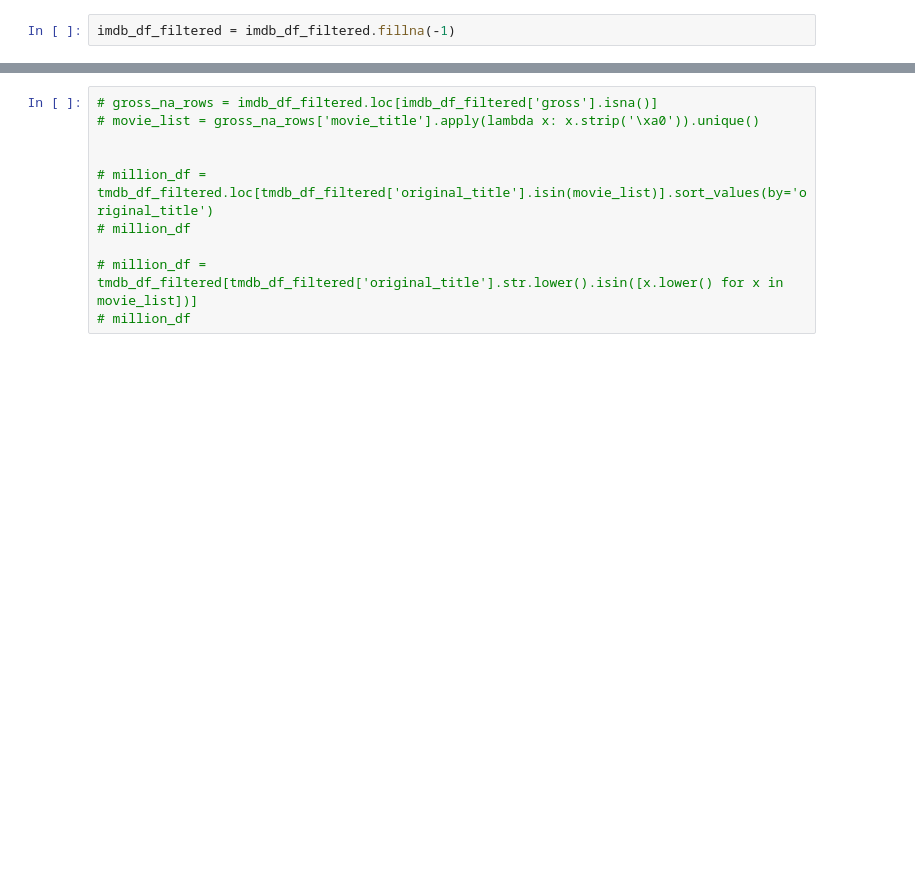
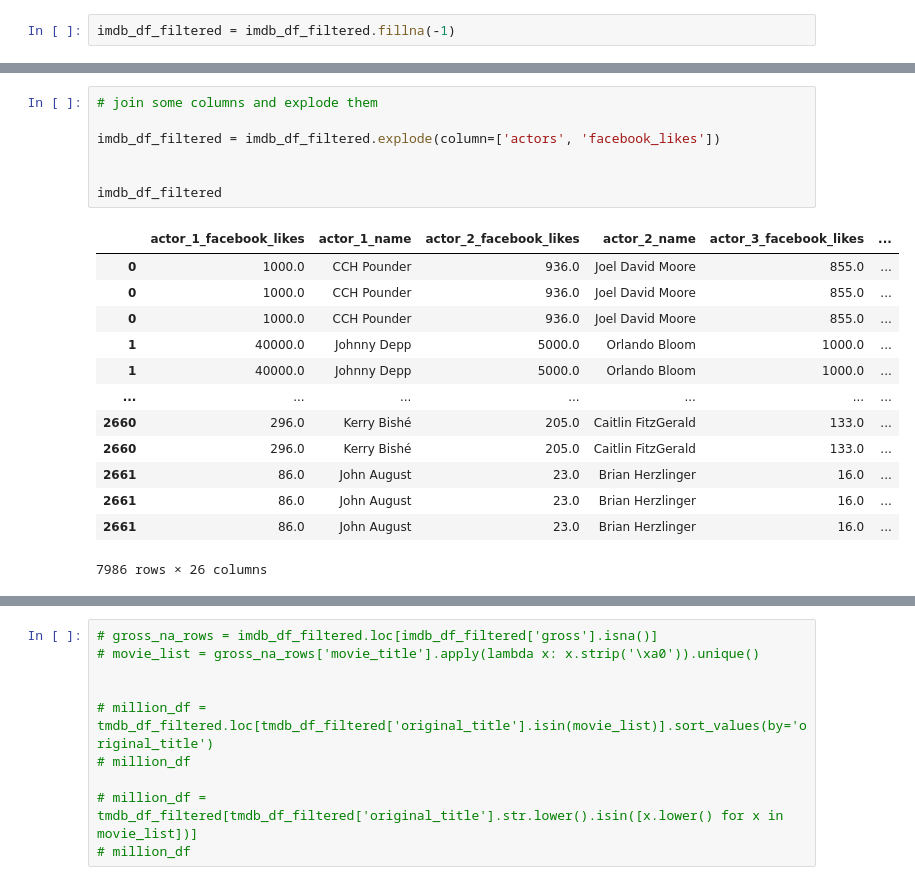
Before and after one commit to 36kp/module-16-project, a Jupyter notebook: src/imdb_analysis.ipynb, the cells around one changed output, grey strips where cells are left out. Drawn from its saved outputs; the diff is of its cells as text; blank space fills up the shorter version.

```diff
--- a/src/imdb_analysis.ipynb
+++ b/src/imdb_analysis.ipynb
@@ -33,0 +141,21 @@ imdb_df_filtered.isna().sum()
+# %%
+# join some columns and explode them
+
+imdb_df_filtered = imdb_df_filtered.explode(column=['actors', 'facebook_likes'])
+
+
+imdb_df_filtered
+# %% [output]
+|  | actor_1_facebook_likes | actor_1_name | actor_2_facebook_likes | actor_2_name | actor_3_facebook_likes | ... |
+| 0 | 1000.0 | CCH Pounder | 936.0 | Joel David Moore | 855.0 | ... |
+| 0 | 1000.0 | CCH Pounder | 936.0 | Joel David Moore | 855.0 | ... |
+| 0 | 1000.0 | CCH Pounder | 936.0 | Joel David Moore | 855.0 | ... |
+| 1 | 40000.0 | Johnny Depp | 5000.0 | Orlando Bloom | 1000.0 | ... |
+| 1 | 40000.0 | Johnny Depp | 5000.0 | Orlando Bloom | 1000.0 | ... |
+| ... | ... | ... | ... | ... | ... | ... |
+| 2660 | 296.0 | Kerry Bishé | 205.0 | Caitlin FitzGerald | 133.0 | ... |
+| 2660 | 296.0 | Kerry Bishé | 205.0 | Caitlin FitzGerald | 133.0 | ... |
+| 2661 | 86.0 | John August | 23.0 | Brian Herzlinger | 16.0 | ... |
+| 2661 | 86.0 | John August | 23.0 | Brian Herzlinger | 16.0 | ... |
+| 2661 | 86.0 | John August | 23.0 | Brian Herzlinger | 16.0 | ... |
+7986 rows × 26 columns
```
Also changed, not shown: parts of 31 cells of this notebook.
